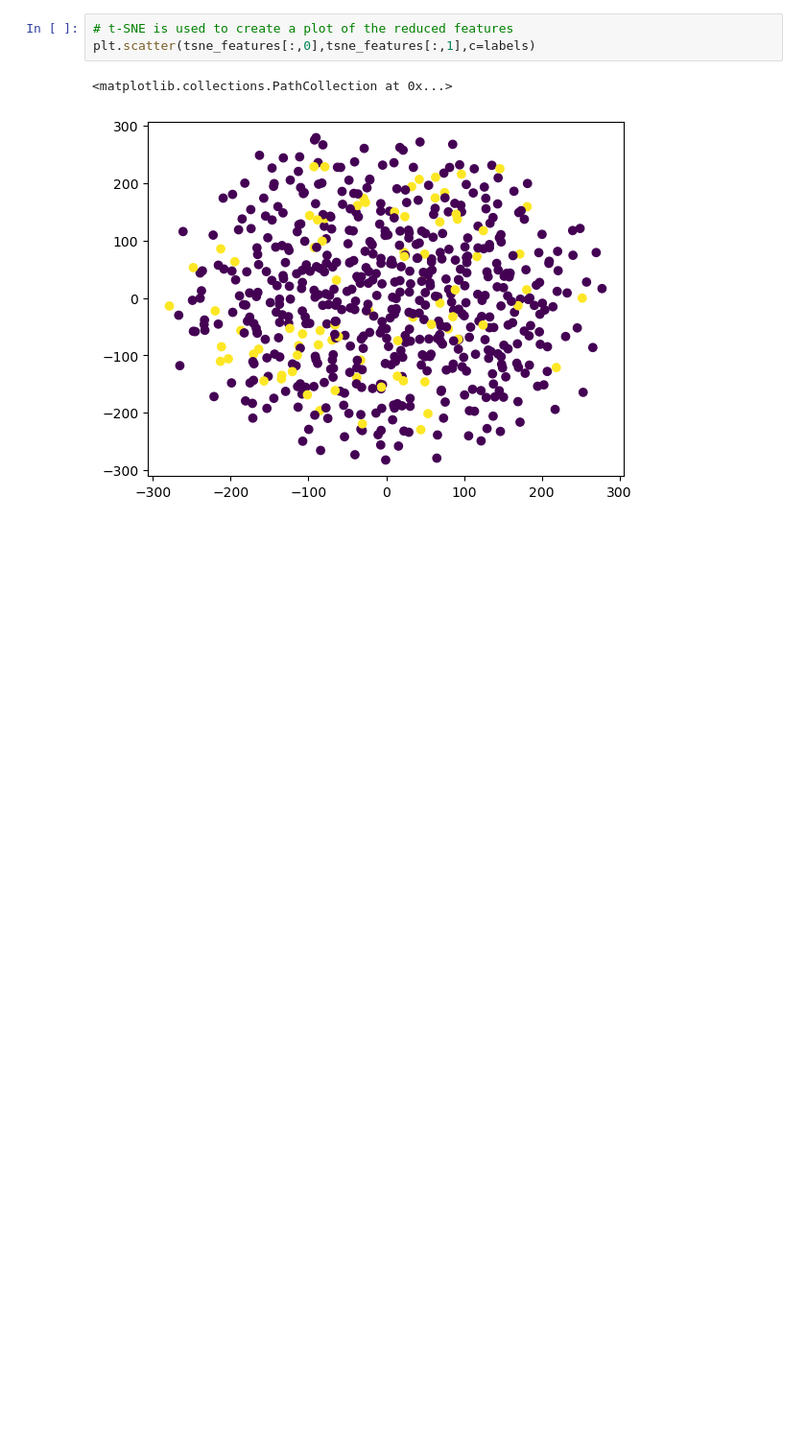
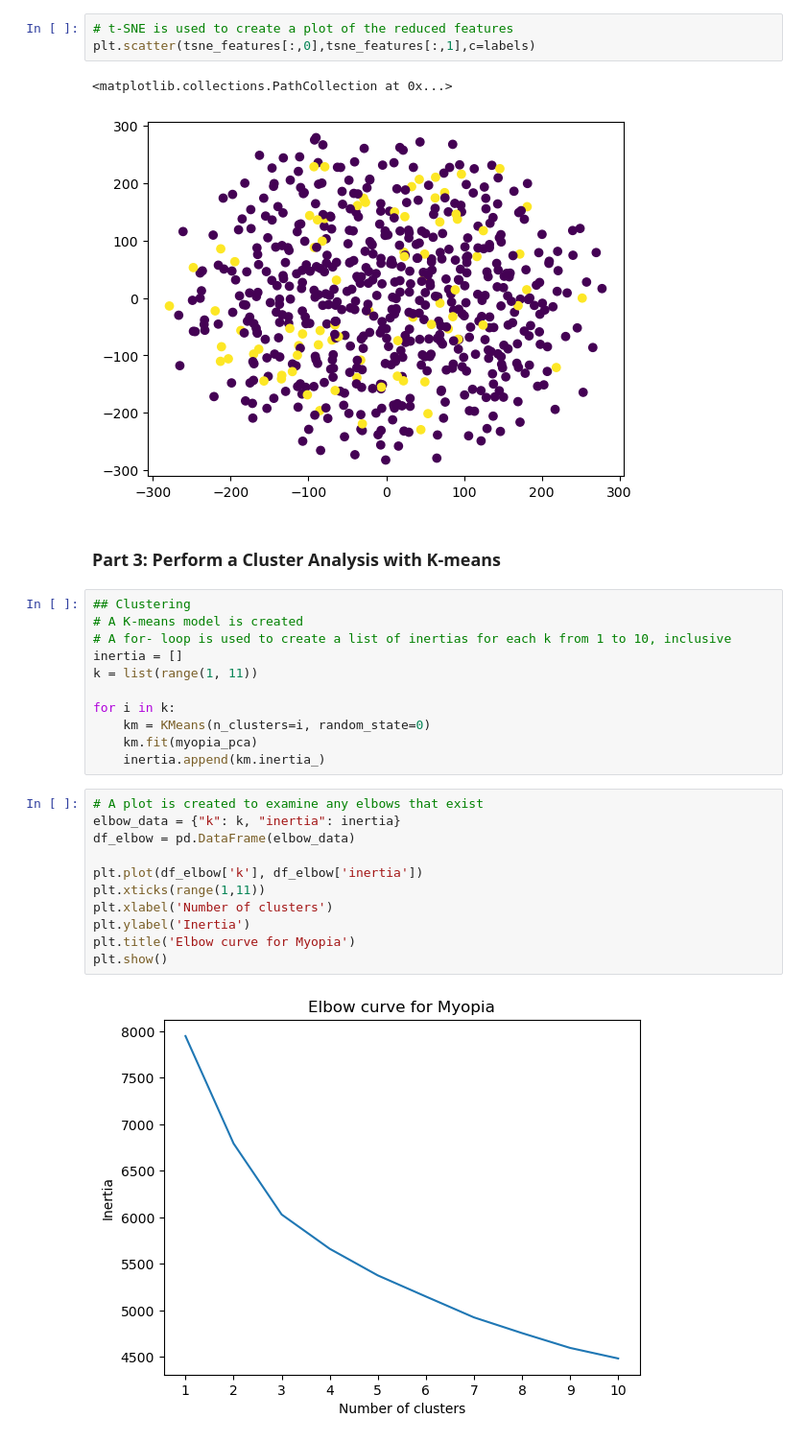
Before and after one commit to Shaunisme/unsupervised-machine-learning-challenge, a Jupyter notebook: myopia.ipynb, the cells around one changed output. Shown: that part at 96% size. Cells and saved outputs as stored; diff of their text form; blank space fills up the shorter version.

```diff
--- a/myopia.ipynb
+++ b/myopia.ipynb
@@ -82,3 +87,29 @@ plt.scatter(tsne_features[:,0],tsne_features[:,1],c=labels)
 # %% [output]
 <matplotlib.collections.PathCollection at 0x...>
 [figure]
+# %% [markdown]
+### Part 3: Perform a Cluster Analysis with K-means
+# %%
+## Clustering
+# A K-means model is created
+# A for- loop is used to create a list of inertias for each k from 1 to 10, inclusive
+inertia = []
+k = list(range(1, 11))
+
+for i in k:
+    km = KMeans(n_clusters=i, random_state=0)
+    km.fit(myopia_pca)
+    inertia.append(km.inertia_)
+# %%
+# A plot is created to examine any elbows that exist
+elbow_data = {"k": k, "inertia": inertia}
+df_elbow = pd.DataFrame(elbow_data)
+
+plt.plot(df_elbow['k'], df_elbow['inertia'])
+plt.xticks(range(1,11))
+plt.xlabel('Number of clusters')
+plt.ylabel('Inertia')
+plt.title('Elbow curve for Myopia')
+plt.show()
+# %% [output]
+[figure, added]
```
Also changed, not shown: parts of 6 cells of this notebook.
